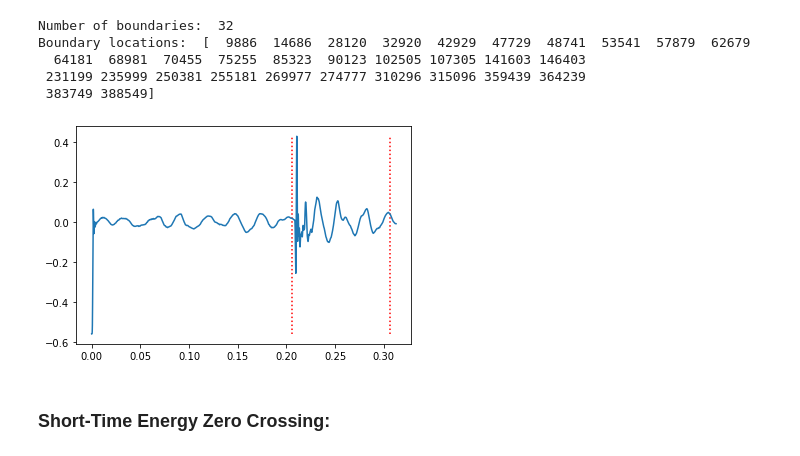
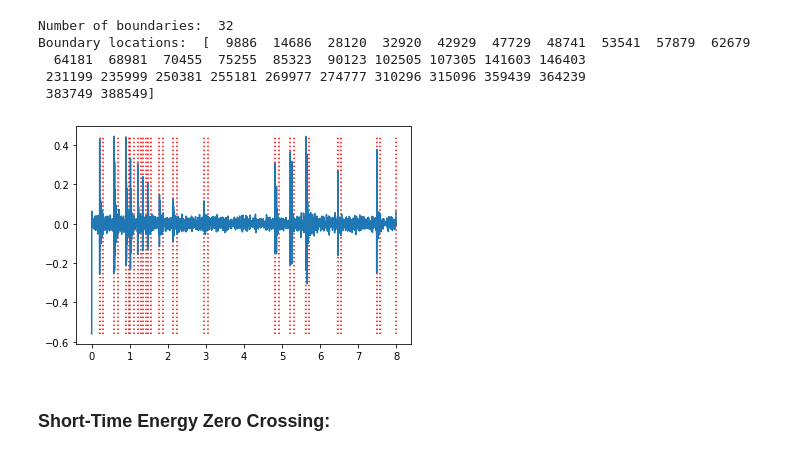
Before and after one commit to vkoil/pempheris-adspersa-alphabetisation, a Jupyter notebook: segmentation.ipynb, the cells around one changed output. Cells and saved outputs as stored; diff of their text form; code cells hidden in the pictures.

```diff
--- a/segmentation.ipynb
+++ b/segmentation.ipynb
@@ -65,11 +65,16 @@ Parameters:
     data (numpy.ndarray): signal array
     window_size (int): size of windows to perform NLEO operation.
     threshold (float): minimum threshold for considering boundaries.
+    min_separation (float): minimum degree of separation (seconds) required to be considered separate segment
+    boundary_offset (float): Offset (seconds) boundary placement for specific alignment
+    segment_duration (float): duration (seconds) of segment from starting-point of boundary
 Return:
     array of segment positions
 
 '''
-def nonlinear_energy_operator(data, window_size, threshold):
+def nonlinear_energy_operator(data, window_size, threshold,
+                                min_separation=0.1, boundary_offset=0.005, segment_duration=0.1):
+
     assert window_size > 1
     N = window_size//2
 
@@ -91,13 +96,14 @@ def nonlinear_energy_operator(data, window_size, threshold):
         # discard all boundaries except those that appear first in a group of boundaries.
         if (i == 0):
             segs.append(boundaries[i])
-        elif (boundaries[i]-boundaries[i-1] >= sr*0.1): # assuming a minimum degree of separation of 100ms.
+        elif (boundaries[i]-boundaries[i-1] >= sr*min_separation):
+            # boundaries within 100ms of last boundary considered part of same segment
             segs.append(boundaries[i])
     segs = np.asarray(segs)
-    segs = segs - int(0.005 * sr) # adjusting by 2ms for tendency to assign boundaries before spike.
-    segs = segs[segs > 0]
-    segs = np.sort(np.concatenate([segs, segs + int(0.1 * sr)], axis=0),axis=0)
+    # boundaries are typically placed after spike. Offset of 5ms to place boundary just before spike.
+    segs = segs + int(boundary_offset * sr)
+    segs = segs[segs > 0] # omit segments where offset causes start-points are before 00m:00s
+    segs = np.sort(np.concatenate([segs, segs + int(segment_duration * sr)], axis=0),axis=0)
     return segs
-    # return nleo_boundaries_to_segments(boundaries)
 # %%
 '''
@@ -167,10 +193,10 @@ Boundary locations:  [  9886  14686  28120  32920  42929  47729  48741  53541  5
  231199 235999 250381 255181 269977 274777 310296 315096 359439 364239
  383749 388549]
 # %%
-subsig, subbounds = signal_splice(sample, 0, 0.3125, sr, boundaries_nleo)
-plot_boundaries_on_signal(subsig, subbounds, sr)
+subsig_nleo, subbounds_nleo = signal_splice(sample, 0, 8, sr, boundaries_nleo)
+plot_boundaries_on_signal(subsig_nleo, subbounds_nleo, sr)
 # %% [output]
-[figure, old version]
+[figure, new version]
 # %% [markdown]
 ### Short-Time Energy Zero Crossing:
 # %%
```
Also changed, not shown: parts of 5 cells of this notebook.
